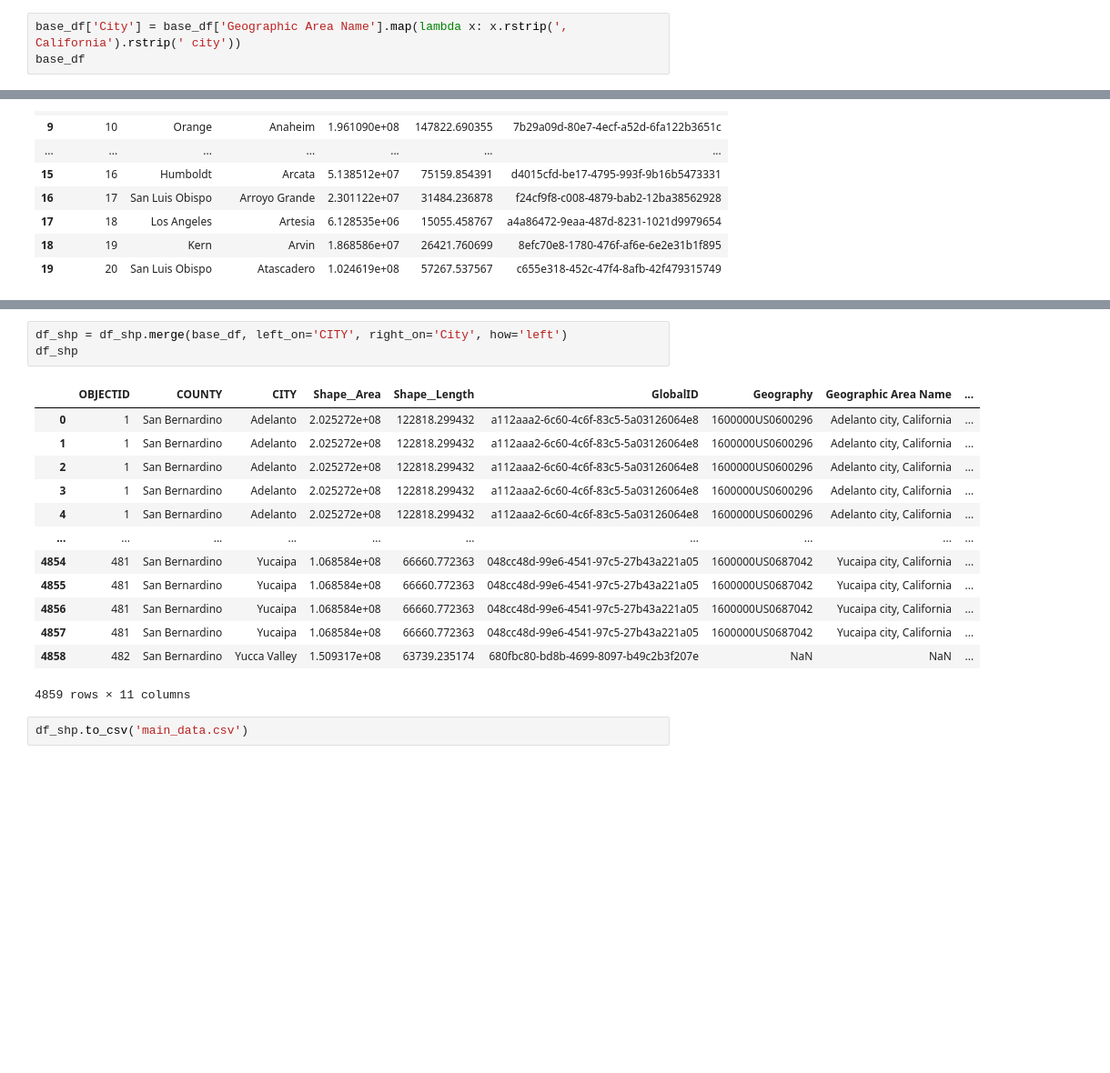
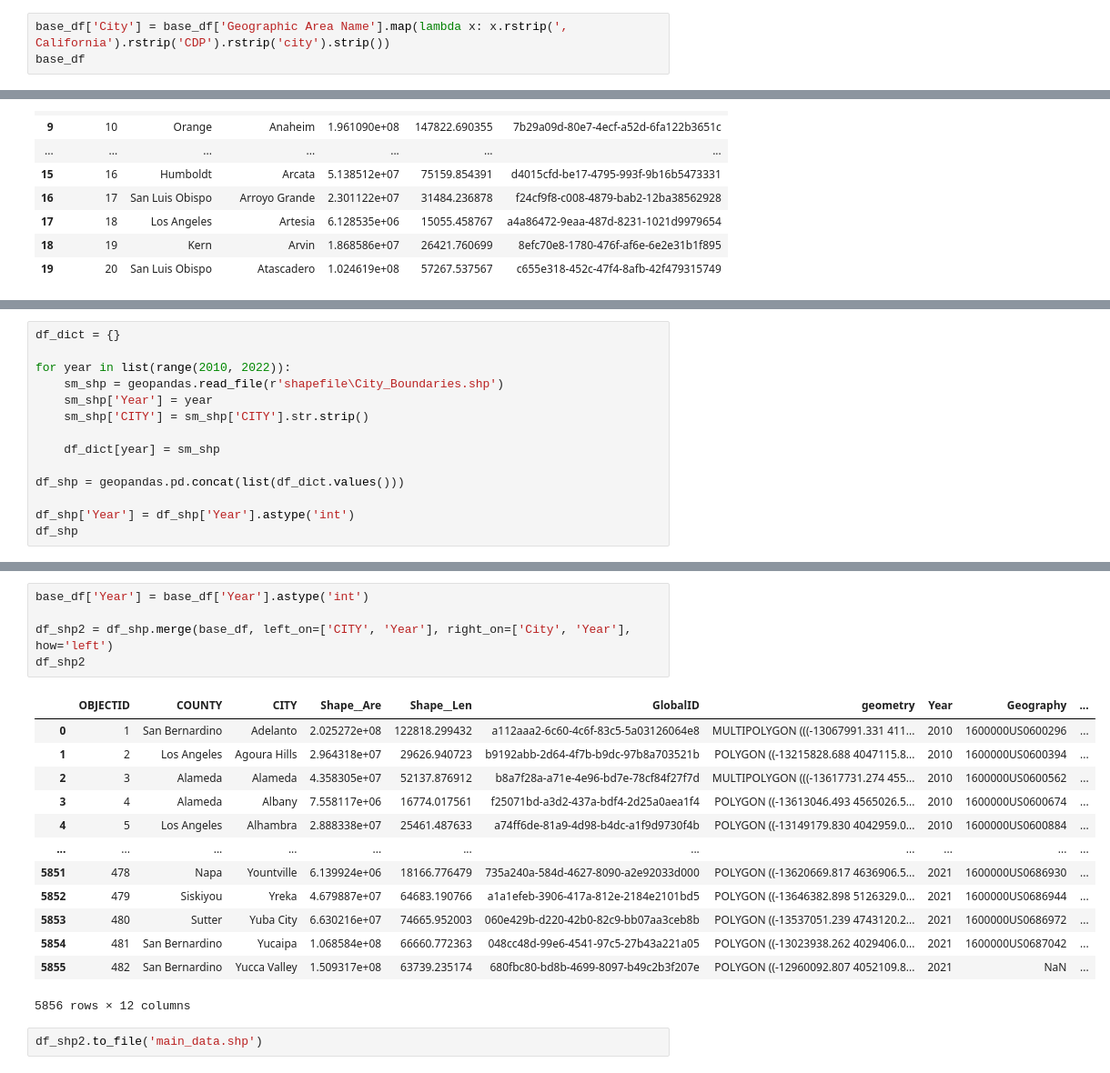
Before and after one commit to SarahEGood/ca_city_density, a Jupyter notebook: data_preparation.ipynb, the cells around one changed output, grey strips where cells are left out. Shown: that part at 91% size. Drawn from its saved outputs; the diff is of its cells as text; blank space fills up the shorter version.

Commit message:
Transform shapefile before import for optimization
Former-commit-id: f8da5b7c07f394a46162279a4031447bdd6d9222

```diff
--- a/data_preparation.ipynb
+++ b/data_preparation.ipynb
@@ -45,7 +48,7 @@ base_df
 | 18425 | 1600000US0687090 | Zayante CDP, California | 581.0 | 2021 |
 18426 rows × 4 columns
 # %%
-base_df['City'] = base_df['Geographic Area Name'].map(lambda x: x.rstrip(', California').rstrip(' city'))
+base_df['City'] = base_df['Geographic Area Name'].map(lambda x: x.rstrip(', California').rstrip('CDP').rstrip('city').strip())
 base_df
 # %% [output]
 |  | Geography | Geographic Area Name | Total_Population | Year | City |
@@ -84,0 +109,14 @@ df_shp.head(20)
+# %%
+df_dict = {}
+
+for year in list(range(2010, 2022)):
+    sm_shp = geopandas.read_file(r'shapefile\City_Boundaries.shp')
+    sm_shp['Year'] = year
+    sm_shp['CITY'] = sm_shp['CITY'].str.strip()
+
+    df_dict[year] = sm_shp
+
+df_shp = geopandas.pd.concat(list(df_dict.values()))
+
+df_shp['Year'] = df_shp['Year'].astype('int')
+df_shp
@@ -85,19 +153,21 @@ df_shp.head(20)
 # %%
-df_shp = df_shp.merge(base_df, left_on='CITY', right_on='City', how='left')
-df_shp
+base_df['Year'] = base_df['Year'].astype('int')
+
+df_shp2 = df_shp.merge(base_df, left_on=['CITY', 'Year'], right_on=['City', 'Year'], how='left')
+df_shp2
 # %% [output]
-|  | OBJECTID | COUNTY | CITY | Shape__Area | Shape__Length | GlobalID | Geography | Geographic Area Name | ... |
-| 0 | 1 | San Bernardino | Adelanto | 2.025272e+08 | 122818.299432 | a112aaa2-6c60-4c6f-83c5-5a03126064e8 | 1600000US0600296 | Adelanto city, California | ... |
-| 1 | 1 | San Bernardino | Adelanto | 2.025272e+08 | 122818.299432 | a112aaa2-6c60-4c6f-83c5-5a03126064e8 | 1600000US0600296 | Adelanto city, California | ... |
-| 2 | 1 | San Bernardino | Adelanto | 2.025272e+08 | 122818.299432 | a112aaa2-6c60-4c6f-83c5-5a03126064e8 | 1600000US0600296 | Adelanto city, California | ... |
-| 3 | 1 | San Bernardino | Adelanto | 2.025272e+08 | 122818.299432 | a112aaa2-6c60-4c6f-83c5-5a03126064e8 | 1600000US0600296 | Adelanto city, California | ... |
-| 4 | 1 | San Bernardino | Adelanto | 2.025272e+08 | 122818.299432 | a112aaa2-6c60-4c6f-83c5-5a03126064e8 | 1600000US0600296 | Adelanto city, California | ... |
-| ... | ... | ... | ... | ... | ... | ... | ... | ... | ... |
-| 4854 | 481 | San Bernardino | Yucaipa | 1.068584e+08 | 66660.772363 | 048cc48d-99e6-4541-97c5-27b43a221a05 | 1600000US0687042 | Yucaipa city, California | ... |
-| 4855 | 481 | San Bernardino | Yucaipa | 1.068584e+08 | 66660.772363 | 048cc48d-99e6-4541-97c5-27b43a221a05 | 1600000US0687042 | Yucaipa city, California | ... |
-| 4856 | 481 | San Bernardino | Yucaipa | 1.068584e+08 | 66660.772363 | 048cc48d-99e6-4541-97c5-27b43a221a05 | 1600000US0687042 | Yucaipa city, California | ... |
-| 4857 | 481 | San Bernardino | Yucaipa | 1.068584e+08 | 66660.772363 | 048cc48d-99e6-4541-97c5-27b43a221a05 | 1600000US0687042 | Yucaipa city, California | ... |
-| 4858 | 482 | San Bernardino | Yucca Valley | 1.509317e+08 | 63739.235174 | 680fbc80-bd8b-4699-8097-b49c2b3f207e | NaN | NaN | ... |
+|  | OBJECTID | COUNTY | CITY | Shape__Are | Shape__Len | GlobalID | geometry | Year | Geography | ... |
+| 0 | 1 | San Bernardino | Adelanto | 2.025272e+08 | 122818.299432 | a112aaa2-6c60-4c6f-83c5-5a03126064e8 | MULTIPOLYGON (((-13067991.331 411... | 2010 | 1600000US0600296 | ... |
+| 1 | 2 | Los Angeles | Agoura Hills | 2.964318e+07 | 29626.940723 | b9192abb-2d64-4f7b-b9dc-97b8a703521b | POLYGON ((-13215828.688 4047115.8... | 2010 | 1600000US0600394 | ... |
+| 2 | 3 | Alameda | Alameda | 4.358305e+07 | 52137.876912 | b8a7f28a-a71e-4e96-bd7e-78cf84f27f7d | MULTIPOLYGON (((-13617731.274 455... | 2010 | 1600000US0600562 | ... |
+| 3 | 4 | Alameda | Albany | 7.558117e+06 | 16774.017561 | f25071bd-a3d2-437a-bdf4-2d25a0aea1f4 | POLYGON ((-13613046.493 4565026.5... | 2010 | 1600000US0600674 | ... |
+| 4 | 5 | Los Angeles | Alhambra | 2.888338e+07 | 25461.487633 | a74ff6de-81a9-4d98-b4dc-a1f9d9730f4b | POLYGON ((-13149179.830 4042959.0... | 2010 | 1600000US0600884 | ... |
+| ... | ... | ... | ... | ... | ... | ... | ... | ... | ... | ... |
+| 5851 | 478 | Napa | Yountville | 6.139924e+06 | 18166.776479 | 735a240a-584d-4627-8090-a2e92033d000 | POLYGON ((-13620669.817 4636906.5... | 2021 | 1600000US0686930 | ... |
+| 5852 | 479 | Siskiyou | Yreka | 4.679887e+07 | 64683.190766 | a1a1efeb-3906-417a-812e-2184e2101bd5 | POLYGON ((-13646382.898 5126329.0... | 2021 | 1600000US0686944 | ... |
+| 5853 | 480 | Sutter | Yuba City | 6.630216e+07 | 74665.952003 | 060e429b-d220-42b0-82c9-bb07aa3ceb8b | POLYGON ((-13537051.239 4743120.2... | 2021 | 1600000US0686972 | ... |
+| 5854 | 481 | San Bernardino | Yucaipa | 1.068584e+08 | 66660.772363 | 048cc48d-99e6-4541-97c5-27b43a221a05 | POLYGON ((-13023938.262 4029406.0... | 2021 | 1600000US0687042 | ... |
+| 5855 | 482 | San Bernardino | Yucca Valley | 1.509317e+08 | 63739.235174 | 680fbc80-bd8b-4699-8097-b49c2b3f207e | POLYGON ((-12960092.807 4052109.8... | 2021 | NaN | ... |
-4859 rows × 11 columns
+5856 rows × 12 columns
-# %%
-df_shp.to_csv('main_data.csv')
+# %%
+df_shp2.to_file('main_data.shp')
```
Also changed, not shown: parts of 6 cells of this notebook, 8 other files.
